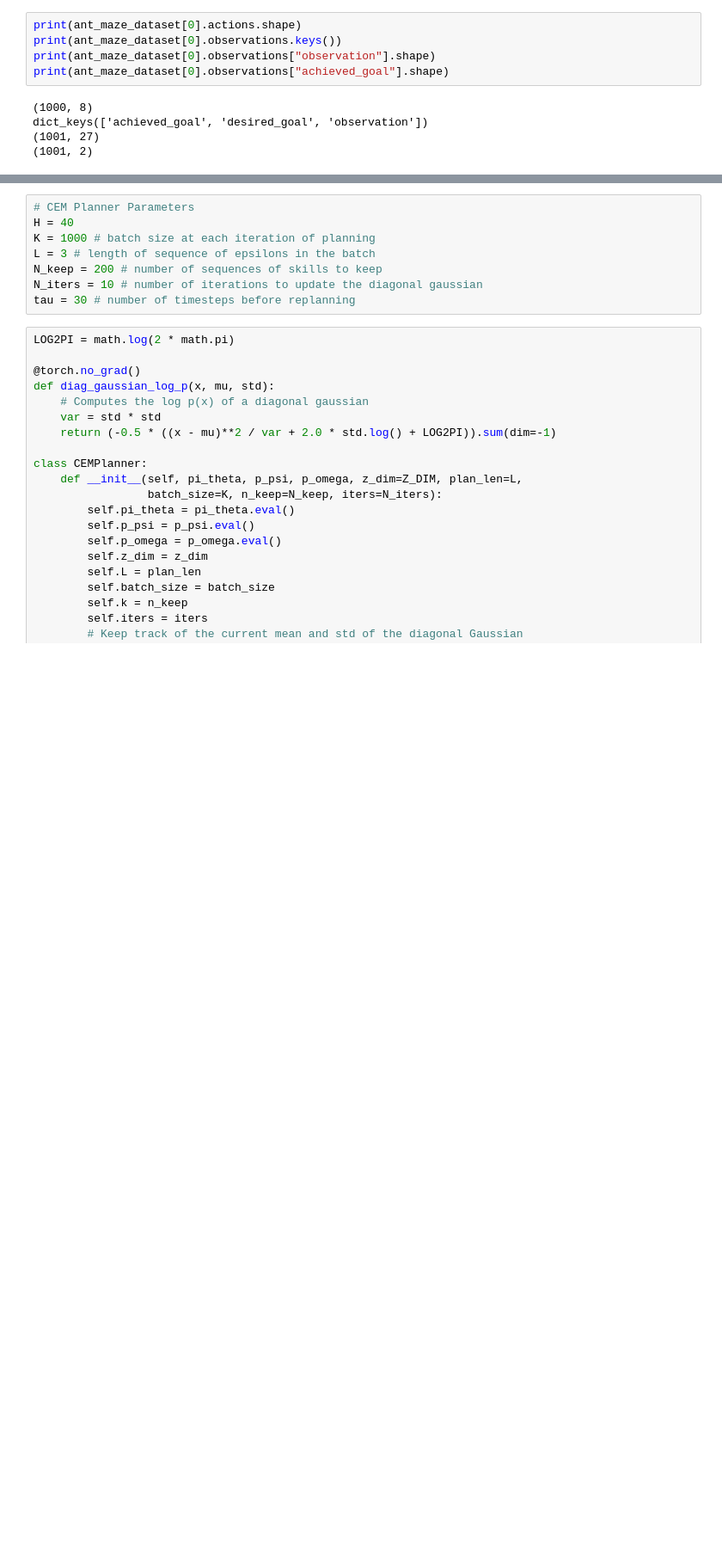
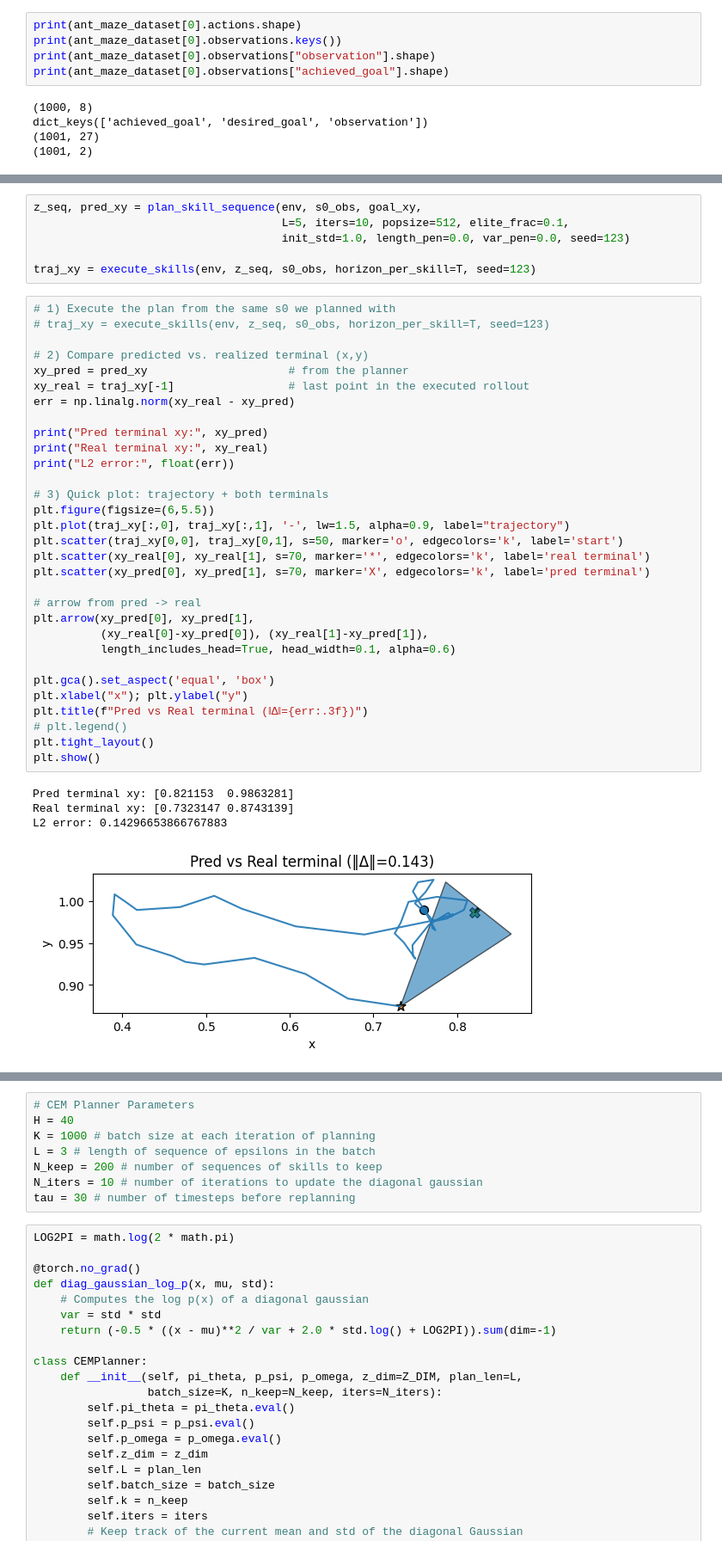
Before and after one commit to williamhuang08/Learning-Temporal-World-Models, a Jupyter notebook: model.ipynb, the cells around one changed output, grey strips where cells are left out. Shown at 86% size. Cells and saved outputs as stored; diff of their text form; blank space fills up the shorter version.

```diff
--- a/model.ipynb
+++ b/model.ipynb
@@ -574,0 +1739,42 @@ skill_model_training(loader, q_phi, pi_theta, p_psi, p_omega, epochs=25)
+# %%
+z_seq, pred_xy = plan_skill_sequence(env, s0_obs, goal_xy,
+                                     L=5, iters=10, popsize=512, elite_frac=0.1,
+                                     init_std=1.0, length_pen=0.0, var_pen=0.0, seed=123)
+
+traj_xy = execute_skills(env, z_seq, s0_obs, horizon_per_skill=T, seed=123)
+# %%
+# 1) Execute the plan from the same s0 we planned with
+# traj_xy = execute_skills(env, z_seq, s0_obs, horizon_per_skill=T, seed=123)
+
+# 2) Compare predicted vs. realized terminal (x,y)
+xy_pred = pred_xy                     # from the planner
+xy_real = traj_xy[-1]                 # last point in the executed rollout
+err = np.linalg.norm(xy_real - xy_pred)
+
+print("Pred terminal xy:", xy_pred)
+print("Real terminal xy:", xy_real)
+print("L2 error:", float(err))
+
+# 3) Quick plot: trajectory + both terminals
+plt.figure(figsize=(6,5.5))
+plt.plot(traj_xy[:,0], traj_xy[:,1], '-', lw=1.5, alpha=0.9, label="trajectory")
+plt.scatter(traj_xy[0,0], traj_xy[0,1], s=50, marker='o', edgecolors='k', label='start')
+plt.scatter(xy_real[0], xy_real[1], s=70, marker='*', edgecolors='k', label='real terminal')
+plt.scatter(xy_pred[0], xy_pred[1], s=70, marker='X', edgecolors='k', label='pred terminal')
+
+# arrow from pred -> real
+plt.arrow(xy_pred[0], xy_pred[1],
+          (xy_real[0]-xy_pred[0]), (xy_real[1]-xy_pred[1]),
+          length_includes_head=True, head_width=0.1, alpha=0.6)
+
+plt.gca().set_aspect('equal', 'box')
+plt.xlabel("x"); plt.ylabel("y")
+plt.title(f"Pred vs Real terminal (‖Δ‖={err:.3f})")
+# plt.legend()
+plt.tight_layout()
+plt.show()
+# %% [output]
+Pred terminal xy: [0.821153  0.9863281]
+Real terminal xy: [0.7323147 0.8743139]
+L2 error: 0.14296653866767883
+[figure, added]
```
Also changed, not shown: parts of 32 cells of this notebook, 6 other files.
